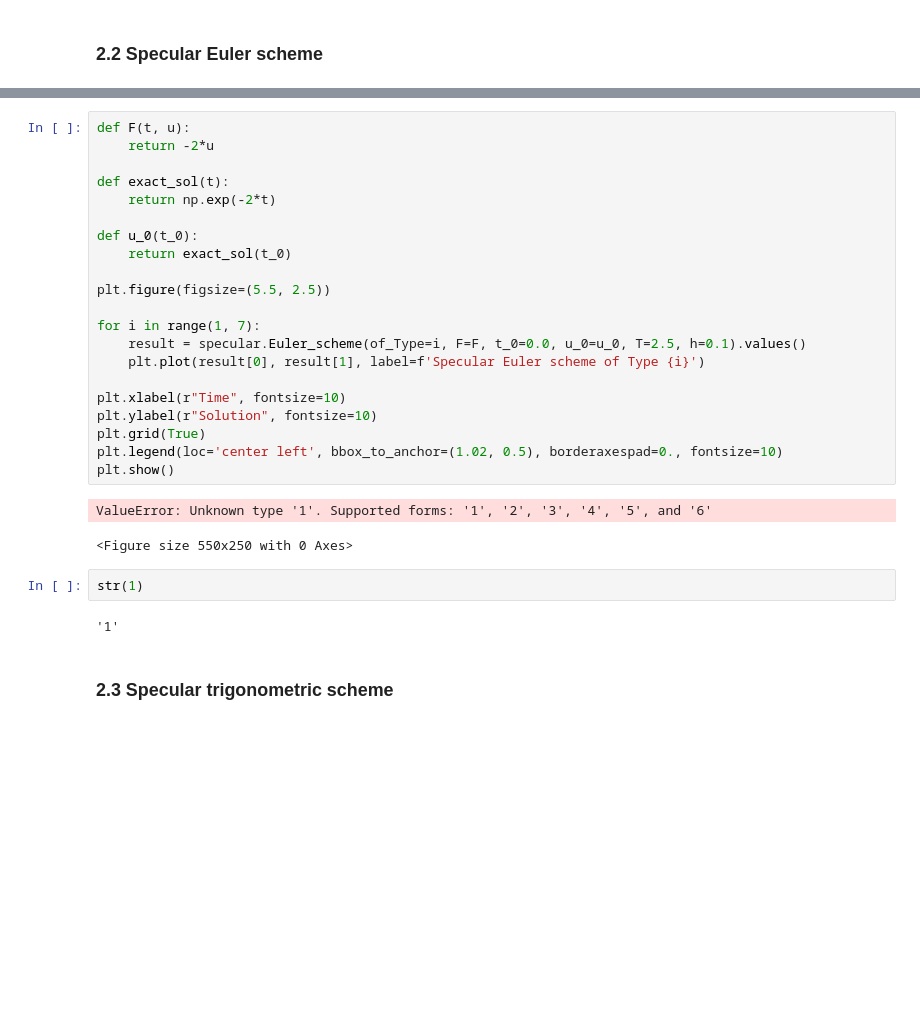
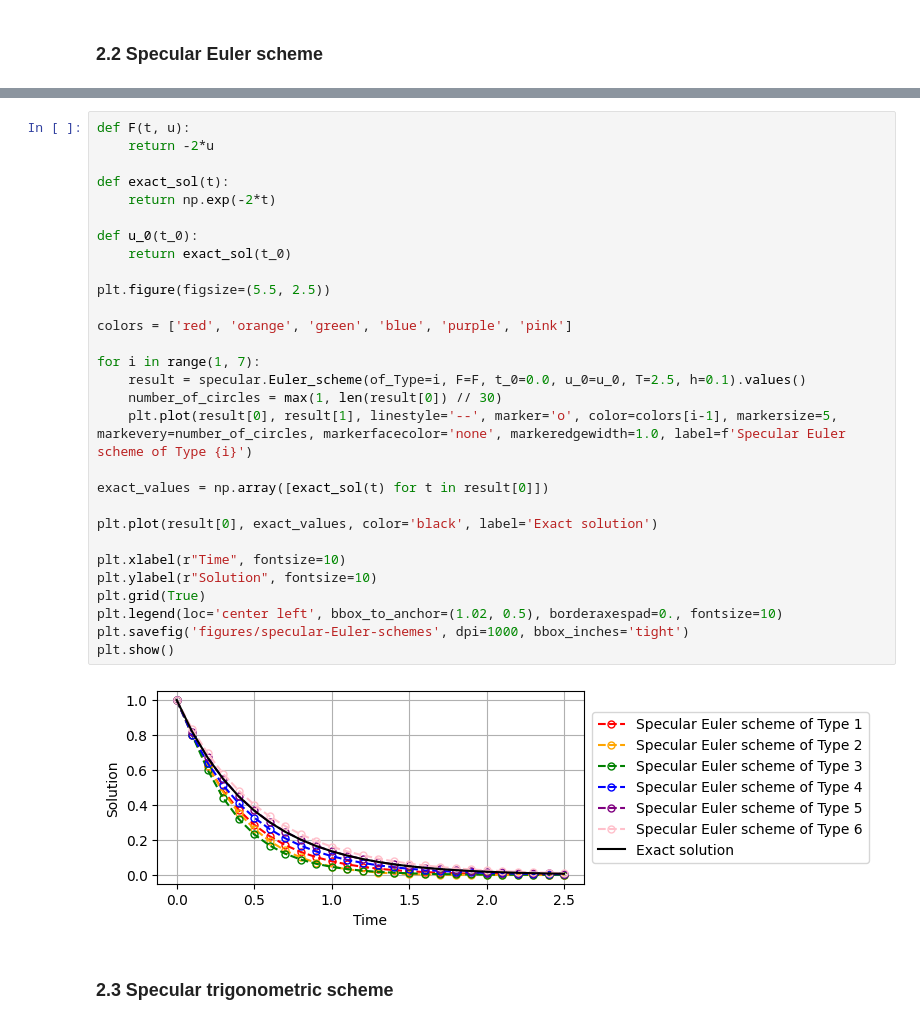
Before and after one commit to kyjung2357/specular-differentiation, a Jupyter notebook: docs/2. Numerical ordinary differential equations.ipynb, the cells around one changed output, grey strips where cells are left out. Saved outputs shown, nothing was run; the diff lists cells and outputs as text; blank space fills up the shorter version.

```diff
--- a/docs/2. Numerical ordinary differential equations.ipynb
+++ b/docs/2. Numerical ordinary differential equations.ipynb
@@ -162,31 +163,34 @@ specular.Euler_scheme(of_Type='1', F=F, t_0=0.0, u_0=u_0, T=2.5, h=0.1).visualiz
 # %%
 def F(t, u):
     return -2*u
 
 def exact_sol(t):
     return np.exp(-2*t)
 
 def u_0(t_0):
     return exact_sol(t_0)
 
 plt.figure(figsize=(5.5, 2.5))
 
+colors = ['red', 'orange', 'green', 'blue', 'purple', 'pink']
+
 for i in range(1, 7):
     result = specular.Euler_scheme(of_Type=i, F=F, t_0=0.0, u_0=u_0, T=2.5, h=0.1).values()
-    plt.plot(result[0], result[1], label=f'Specular Euler scheme of Type {i}')
+    number_of_circles = max(1, len(result[0]) // 30)
+    plt.plot(result[0], result[1], linestyle='--', marker='o', color=colors[i-1], markersize=5, markevery=number_of_circles, markerfacecolor='none', markeredgewidth=1.0, label=f'Specular Euler scheme of Type {i}')
+
+exact_values = np.array([exact_sol(t) for t in result[0]])
+
+plt.plot(result[0], exact_values, color='black', label='Exact solution')
 
 plt.xlabel(r"Time", fontsize=10)
 plt.ylabel(r"Solution", fontsize=10)
 plt.grid(True)
 plt.legend(loc='center left', bbox_to_anchor=(1.02, 0.5), borderaxespad=0., fontsize=10)
+plt.savefig('figures/specular-Euler-schemes', dpi=1000, bbox_inches='tight')
 plt.show()
 # %% [output]
-ValueError: Unknown type '1'. Supported forms: '1', '2', '3', '4', '5', and '6'
-<Figure size 550x250 with 0 Axes>
+[figure, added]
-# %%
-str(1)
-# %% [output]
-'1'
 # %% [markdown]
 ### 2.3 Specular trigonometric scheme
 # %%
```
Also changed, not shown: parts of 5 cells of this notebook, 5 other files.
